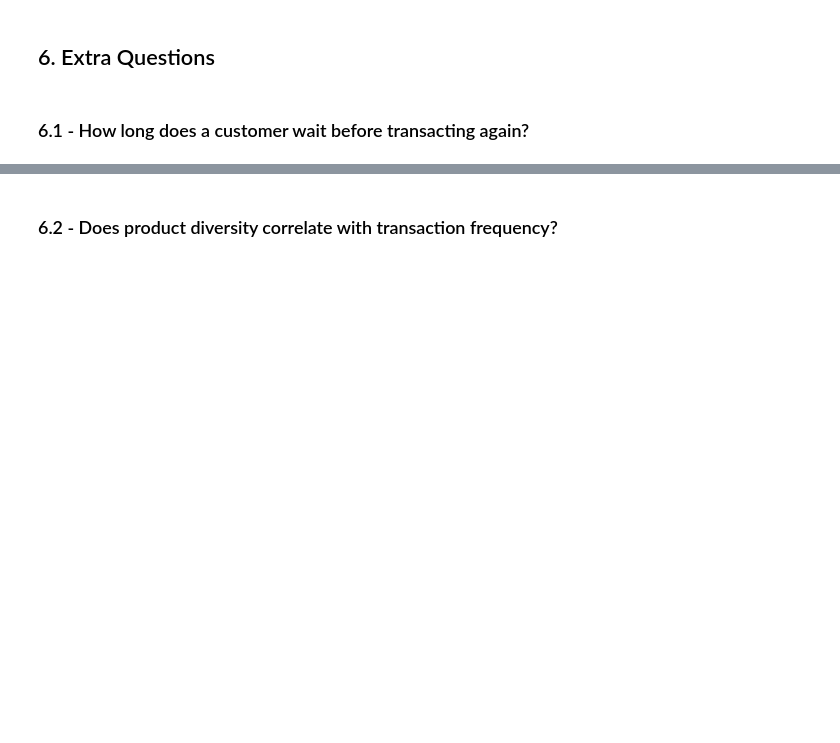
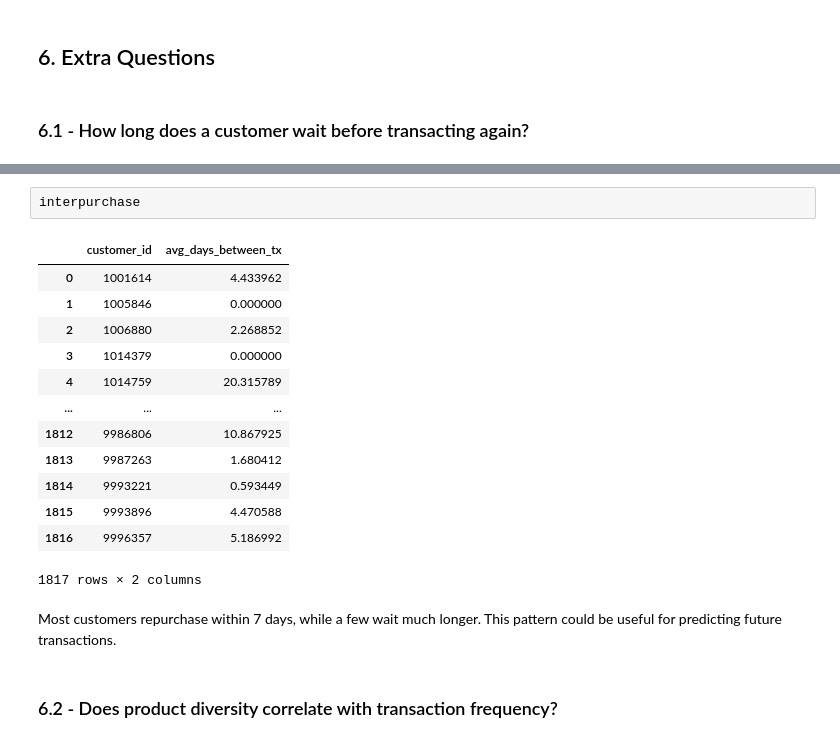
Before and after one commit to Mohammad8931/Projects, a Jupyter notebook: EDA.ipynb, the cells around one changed output, grey strips where cells are left out. Cells and saved outputs as stored; diff of their text form; blank space fills up the shorter version.

```diff
--- a/EDA.ipynb
+++ b/EDA.ipynb
@@ -501,3 +537,21 @@ to confirm the visual results we got about seasonality, we will use a statistica
+# %%
+interpurchase
+# %% [output]
+|  | customer_id | avg_days_between_tx |
+| 0 | 1001614 | 4.433962 |
+| 1 | 1005846 | 0.000000 |
+| 2 | 1006880 | 2.268852 |
+| 3 | 1014379 | 0.000000 |
+| 4 | 1014759 | 20.315789 |
+| ... | ... | ... |
+| 1812 | 9986806 | 10.867925 |
+| 1813 | 9987263 | 1.680412 |
+| 1814 | 9993221 | 0.593449 |
+| 1815 | 9993896 | 4.470588 |
+| 1816 | 9996357 | 5.186992 |
+1817 rows × 2 columns
+# %% [markdown]
+Most customers repurchase within 7 days, while a few wait much longer. This pattern could be useful for predicting future transactions.
 # %% [markdown]
 ### 6.2 - Does product diversity correlate with transaction frequency?
 # %%
```
Also changed, not shown: parts of 6 cells of this notebook, 1 other file.
